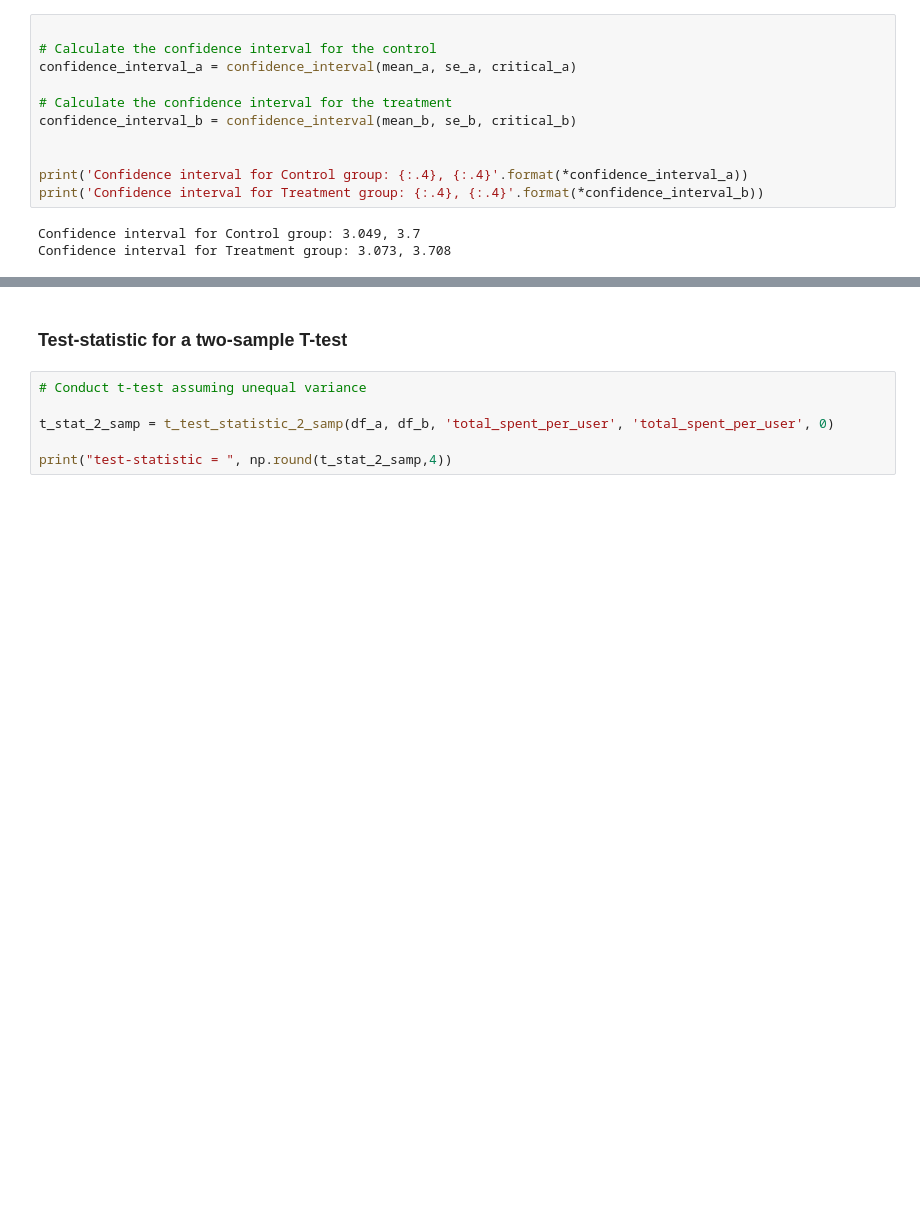
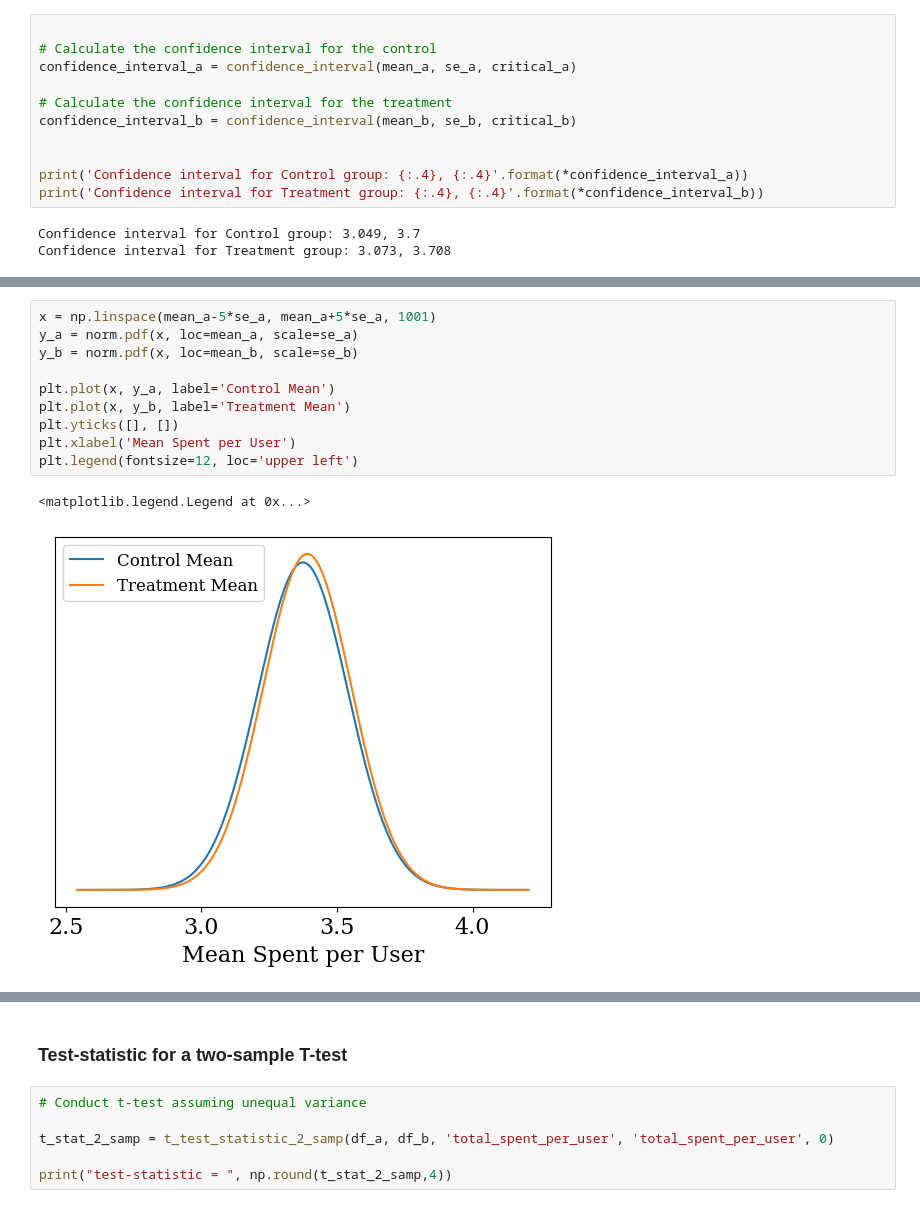
Before and after one commit to caracfinlay/AB-test-GloBox, a Jupyter notebook: python_workings_glowbox.ipynb, the cells around one changed output, grey strips where cells are left out. Saved outputs shown, nothing was run; the diff lists cells and outputs as text; blank space fills up the shorter version.

```diff
--- a/python_workings_glowbox.ipynb
+++ b/python_workings_glowbox.ipynb
@@ -560 +583,14 @@ Confidence interval for Treatment group: 3.073, 3.708
+# %%
+x = np.linspace(mean_a-5*se_a, mean_a+5*se_a, 1001)
+y_a = norm.pdf(x, loc=mean_a, scale=se_a)
+y_b = norm.pdf(x, loc=mean_b, scale=se_b)
+
+plt.plot(x, y_a, label='Control Mean')
+plt.plot(x, y_b, label='Treatment Mean')
+plt.yticks([], [])
+plt.xlabel('Mean Spent per User')
+plt.legend(fontsize=12, loc='upper left')
+# %% [output]
+<matplotlib.legend.Legend at 0x...>
+[figure, added]
 # %%
```
Also changed, not shown: parts of 11 cells of this notebook.
